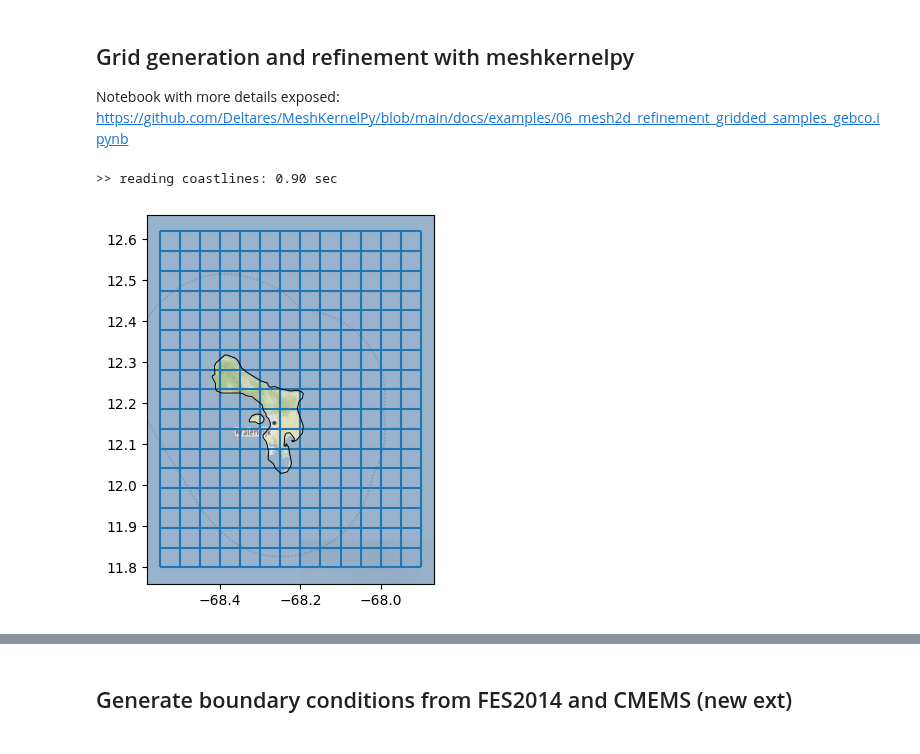
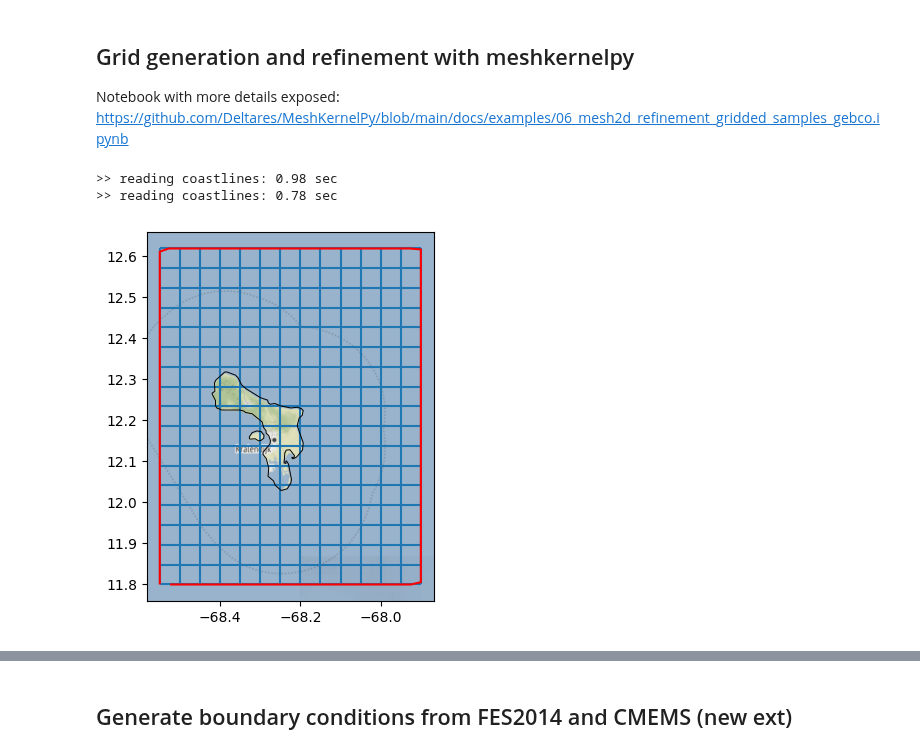
Before and after one commit to Deltares/dfm_tools, a Jupyter notebook: docs/notebooks/modelbuilder_example.ipynb, the cells around one changed output, grey strips where cells are left out. Saved outputs shown, nothing was run; the diff lists cells and outputs as text; code cells hidden in the pictures.

Commit message:
added generate_bndpli_cutland() including testcase (#468)
* added generate_bndpli_cutland including testcase and example script/notebook updates
* updated whatsnew

```diff
--- a/docs/notebooks/modelbuilder_example.ipynb
+++ b/docs/notebooks/modelbuilder_example.ipynb
@@ -43,15 +43,25 @@ Notebook with more details exposed: https://github.com/Deltares/MeshKernelPy/blo
 # %%
 #generate spherical regular grid
 mk_object = dfmt.make_basegrid(lon_min, lon_max, lat_min, lat_max, dx=dxy, dy=dxy, is_geographic=is_geographic)
 
-#plot
+# generate plifile from grid extent and coastlines
+bnd_gdf = dfmt.generate_bndpli_cutland(mk=mk_object, res='h', buffer=0.01)
+bnd_gdf['name'] = f'{model_name}_bnd'
+bnd_gdf_interp = dfmt.interpolate_bndpli(bnd_gdf,res=0.03)
+poly_file = os.path.join(dir_output, f'{model_name}.pli')
+pli_polyfile = dfmt.geodataframe_to_PolyFile(bnd_gdf_interp)
+pli_polyfile.save(poly_file)
+
+#plot basegrid and polyline
 fig, ax = plt.subplots()
 mk_object.mesh2d_get().plot_edges(ax,zorder=1)
+bnd_gdf_interp.plot(ax=ax, edgecolor='r')
 ctx.add_basemap(ax=ax, crs=crs, attribution=False)
 dfmt.plot_coastlines(ax=ax, crs=crs)
 # %% [output]
->> reading coastlines: 0.90 sec
+>> reading coastlines: 0.98 sec
+>> reading coastlines: 0.78 sec
-[figure, old version]
+[figure, new version]
 # %%
 # refine grid
 
```
Also changed, not shown: parts of 9 cells of this notebook, 5 other files.
